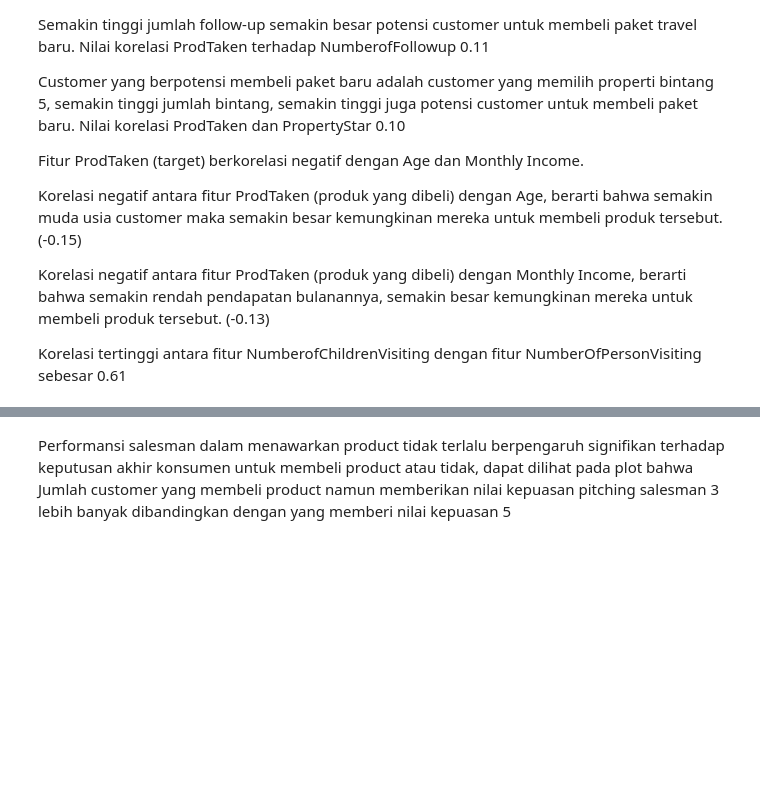
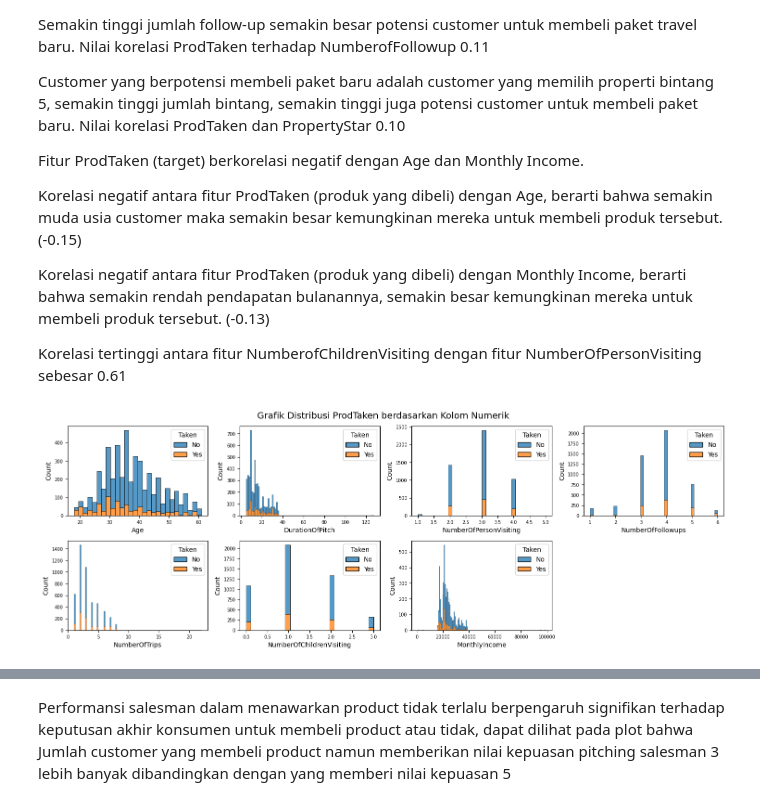
Before and after one commit to andreadeputra/Rakamin_Final_Project, a Jupyter notebook: Infinity.ipynb, the cells around one changed output, grey strips where cells are left out. Drawn from its saved outputs; the diff is of its cells as text; code cells hidden in the pictures; blank space fills up the shorter version.

```diff
--- a/Infinity.ipynb
+++ b/Infinity.ipynb
@@ -295,6 +295,27 @@ Korelasi negatif antara fitur ProdTaken (produk yang dibeli) dengan Age, berarti
 Korelasi negatif antara fitur ProdTaken (produk yang dibeli) dengan Monthly Income, berarti bahwa semakin rendah pendapatan bulanannya, semakin besar kemungkinan mereka untuk membeli produk tersebut. (-0.13)
 
 Korelasi tertinggi antara fitur NumberofChildrenVisiting dengan fitur NumberOfPersonVisiting sebesar 0.61
+# %%
+plt.figure(figsize=(15,10))
+plt.suptitle('Grafik Distribusi ProdTaken berdasarkan Kolom Numerik', fontsize=14)
+
+
+for i, col in enumerate(nums[1:]):
+    plt.subplot(4, 4, i+1)
+    plt.tick_params(axis='both', which='major', labelsize=7)
+    sns.histplot(data=df, x=col, hue='ProdTaken', multiple='stack')
+
+    # Custom legend
+    legend = plt.gca().get_legend()
+    legend.set_title('Taken')
+    legend.get_texts()[0].set_text('No')
+    legend.get_texts()[1].set_text('Yes')
+
+plt.tight_layout()
+
+plt.show()
+# %% [output]
+[figure, added]
 # %%
 plt.figure(figsize=(15,10))
 plt.suptitle('Grafik Distribusi ProdTaken berdasarkan Kolom Kategorikal', fontsize=14)
```
Also changed, not shown: parts of 2 cells of this notebook.
